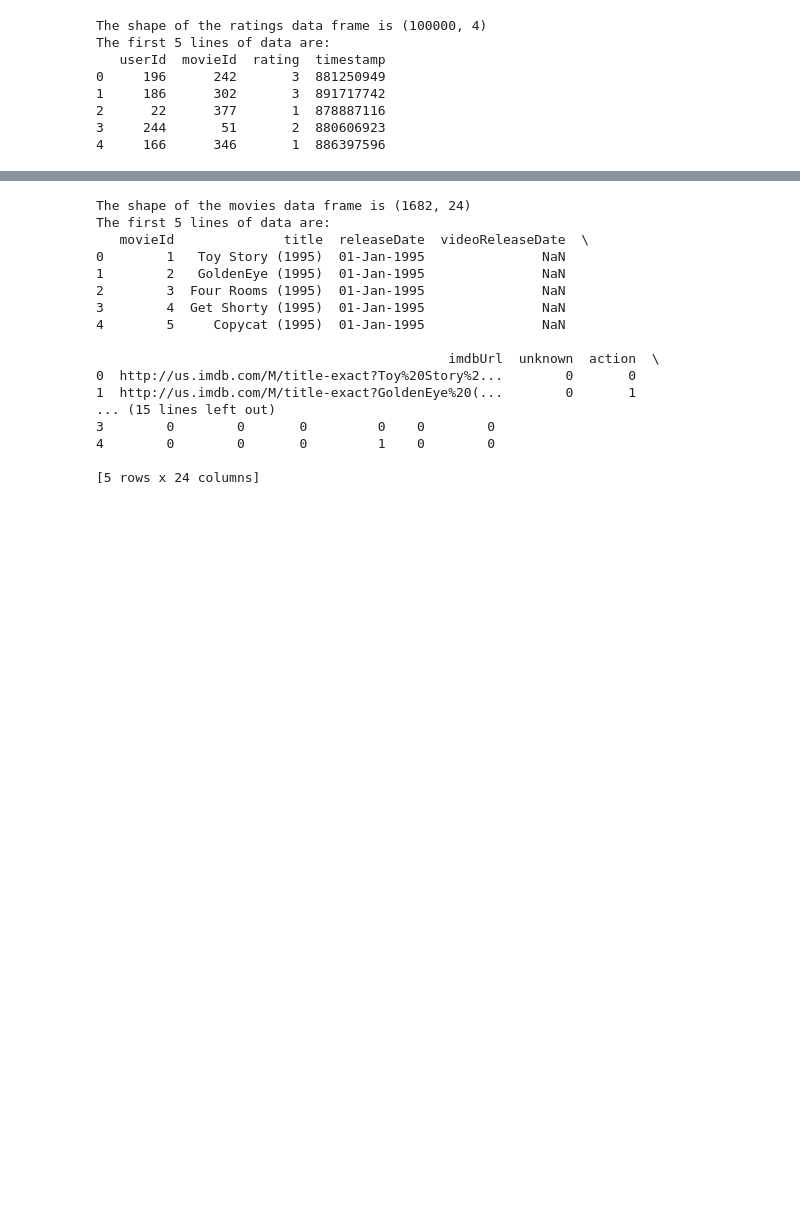
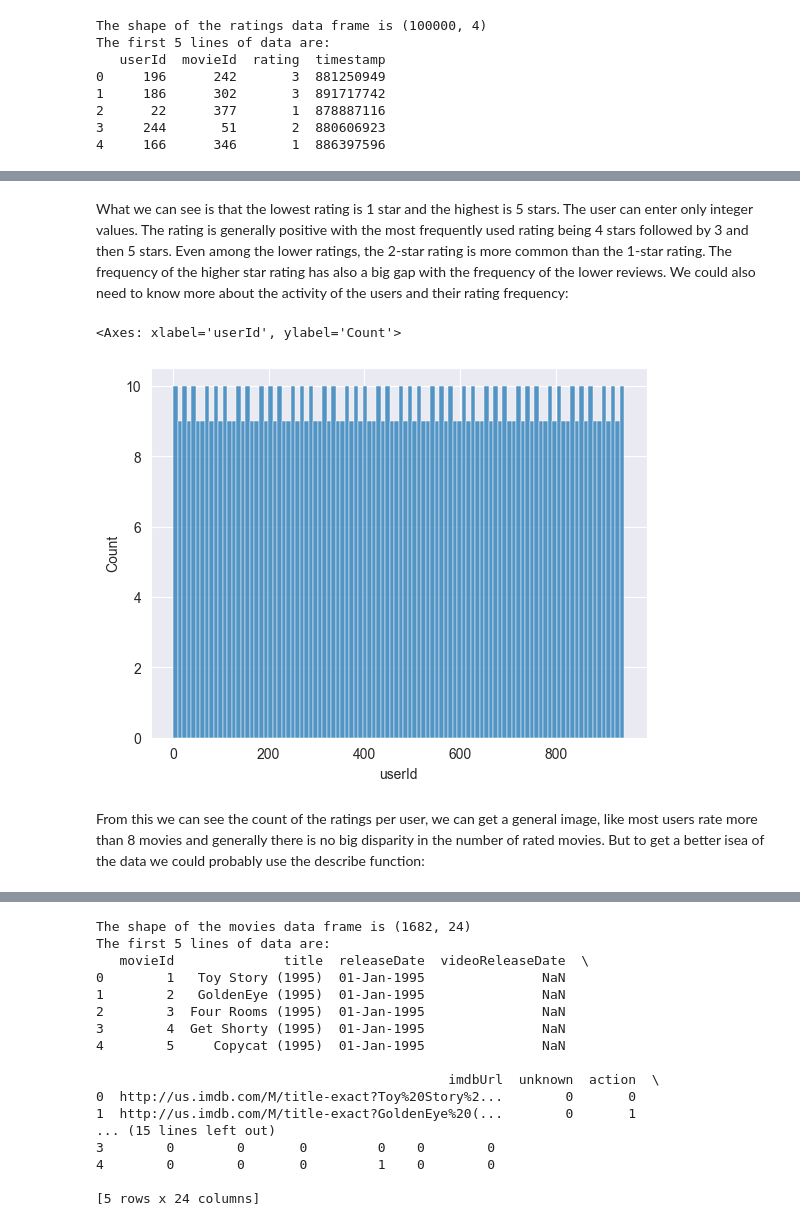
Before and after one commit to AnkoX22/Movie-Reccomendation-System, a Jupyter notebook: notebooks/explore_data.ipynb, the cells around one changed output, grey strips where cells are left out. Cells and saved outputs as stored; diff of their text form; code cells hidden in the pictures; blank space fills up the shorter version.

```diff
--- a/notebooks/explore_data.ipynb
+++ b/notebooks/explore_data.ipynb
@@ -31,0 +39,11 @@ The first 5 lines of data are:
+# %% [markdown]
+What we can see is that the lowest rating is 1 star and the highest is 5 stars. The user can enter only integer values. The rating is generally positive with the most frequently used rating being 4 stars followed by 3 and then 5 stars. Even among the lower ratings, the 2-star rating is more common than the 1-star rating. The frequency of the higher star rating has also a big gap with the frequency of the lower reviews. We could also need to know more about the activity of the users and their rating frequency:
+# %%
+ratings_by_user = ratings.groupby("userId").size().reset_index()
+ratings_by_user.columns = ["userId", "number_of_ratings"]
+sns.histplot(ratings_by_user, x="userId" , bins=100 )
+# %% [output]
+<Axes: xlabel='userId', ylabel='Count'>
+[figure, added]
+# %% [markdown]
+From this we can see the count of the ratings per user, we can get a general image, like most users rate more than 8 movies and generally there is no big disparity in the number of rated movies. But to get a better isea of the data we could probably use the describe function:
```
Also changed, not shown: parts of 31 cells of this notebook.
